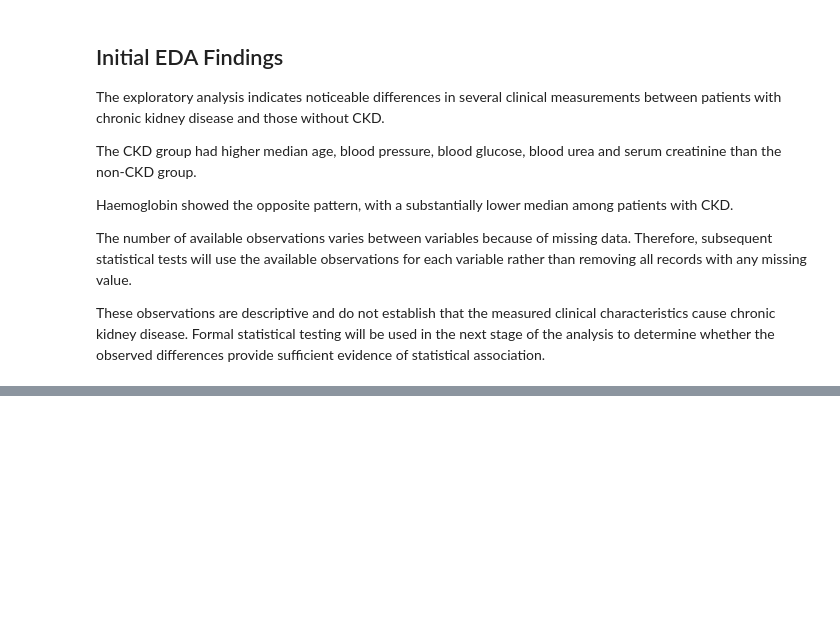
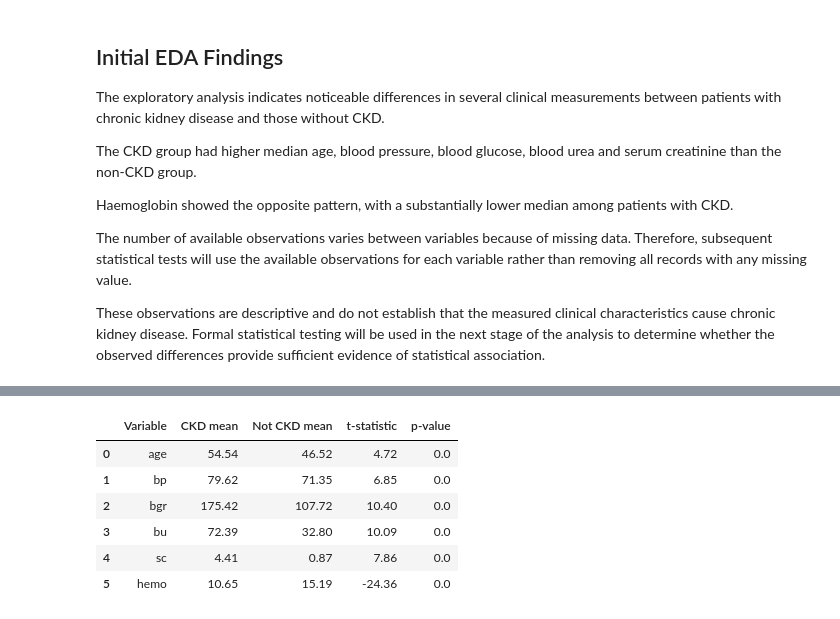
Before and after one commit to shaunagbaje/projects, a Jupyter notebook: 02_chronic_kidney_disease/chronic_kidney_disease_analysis.ipynb, the cells around one changed output, grey strips where cells are left out. Saved outputs shown, nothing was run; the diff lists cells and outputs as text; code cells hidden in the pictures; blank space fills up the shorter version.

Commit message:
Add statistical hypothesis testing

```diff
--- a/02_chronic_kidney_disease/chronic_kidney_disease_analysis.ipynb
+++ b/02_chronic_kidney_disease/chronic_kidney_disease_analysis.ipynb
@@ -488,0 +515,44 @@ These observations are descriptive and do not establish that the measured clinic
+# %%
+continuous_variables = ["age", "bp", "bgr", "bu", "sc", "hemo"]
+
+results = []
+
+for variable in continuous_variables:
+    ckd_values = df_analysis.loc[
+        df_analysis["classification"] == "ckd", variable
+    ].dropna()
+
+    notckd_values = df_analysis.loc[
+        df_analysis["classification"] == "notckd", variable
+    ].dropna()
+
+    statistic, p_value = stats.ttest_ind(
+        ckd_values,
+        notckd_values,
+        equal_var=False
+    )
+
+    results.append({
+        "Variable": variable,
+        "CKD mean": ckd_values.mean(),
+        "Not CKD mean": notckd_values.mean(),
+        "t-statistic": statistic,
+        "p-value": p_value
+    })
+
+continuous_results = pd.DataFrame(results)
+
+continuous_results.round({
+    "CKD mean": 2,
+    "Not CKD mean": 2,
+    "t-statistic": 2,
+    "p-value": 2
+})
+# %% [output]
+|  | Variable | CKD mean | Not CKD mean | t-statistic | p-value |
+| 0 | age | 54.54 | 46.52 | 4.72 | 0.0 |
+| 1 | bp | 79.62 | 71.35 | 6.85 | 0.0 |
+| 2 | bgr | 175.42 | 107.72 | 10.40 | 0.0 |
+| 3 | bu | 72.39 | 32.80 | 10.09 | 0.0 |
+| 4 | sc | 4.41 | 0.87 | 7.86 | 0.0 |
+| 5 | hemo | 10.65 | 15.19 | -24.36 | 0.0 |
```
Also changed, not shown: parts of 9 cells of this notebook.
